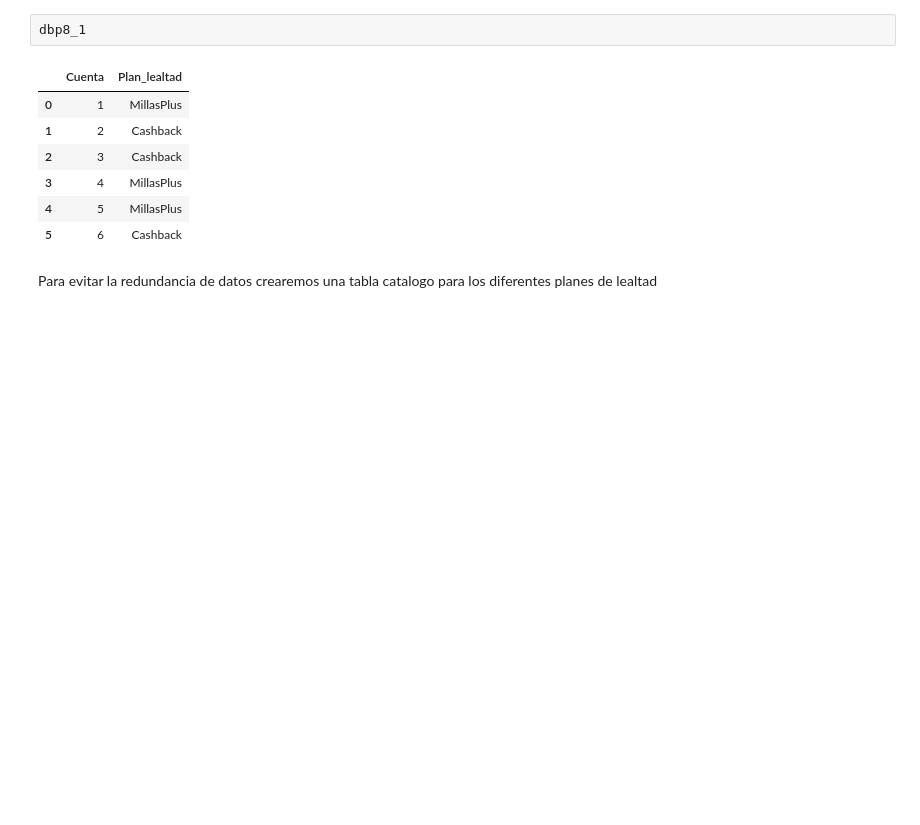
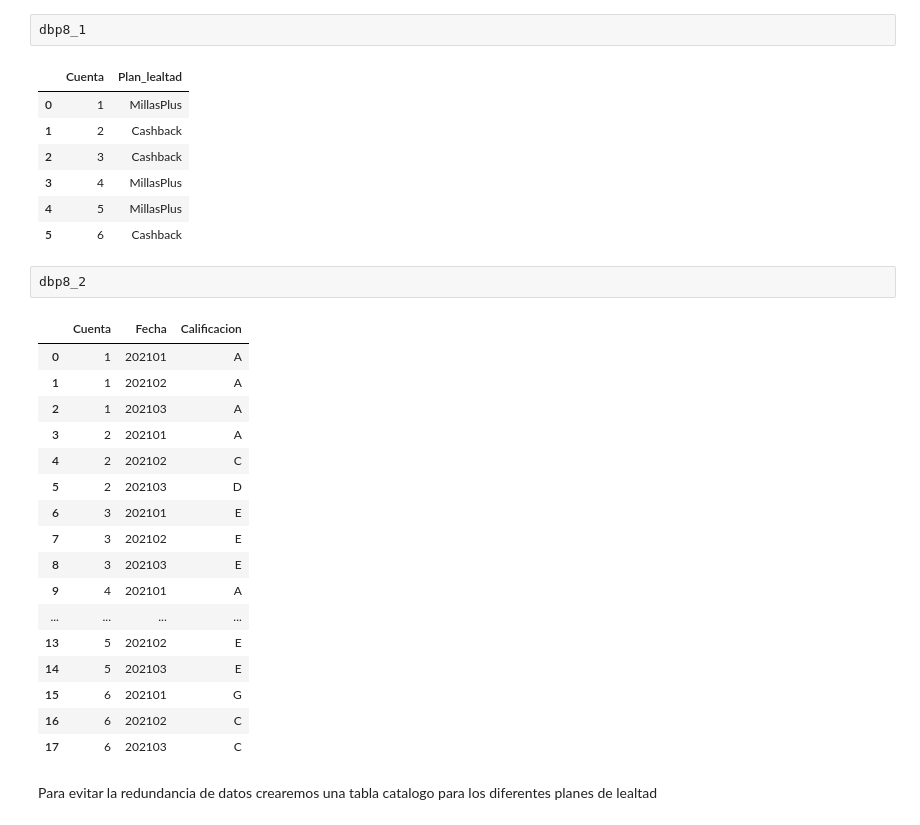
Before and after one commit to esc20936/PruebaTecnicaBAC, a Jupyter notebook: main.ipynb, the cells around one changed output. Saved outputs shown, nothing was run; the diff lists cells and outputs as text; blank space fills up the shorter version.

```diff
--- a/main.ipynb
+++ b/main.ipynb
@@ -280,6 +366,26 @@ dbp8_1
 | 3 | 4 | MillasPlus |
 | 4 | 5 | MillasPlus |
 | 5 | 6 | Cashback |
+# %%
+dbp8_2
+# %% [output]
+|  | Cuenta | Fecha | Calificacion |
+| 0 | 1 | 202101 | A |
+| 1 | 1 | 202102 | A |
+| 2 | 1 | 202103 | A |
+| 3 | 2 | 202101 | A |
+| 4 | 2 | 202102 | C |
+| 5 | 2 | 202103 | D |
+| 6 | 3 | 202101 | E |
+| 7 | 3 | 202102 | E |
+| 8 | 3 | 202103 | E |
+| 9 | 4 | 202101 | A |
+| ... | ... | ... | ... |
+| 13 | 5 | 202102 | E |
+| 14 | 5 | 202103 | E |
+| 15 | 6 | 202101 | G |
+| 16 | 6 | 202102 | C |
+| 17 | 6 | 202103 | C |
 # %% [markdown]
 Para evitar la redundancia de datos crearemos una tabla catalogo para los diferentes planes de lealtad
 # %%
```
Also changed, not shown: parts of 13 cells of this notebook, 1 other file.
